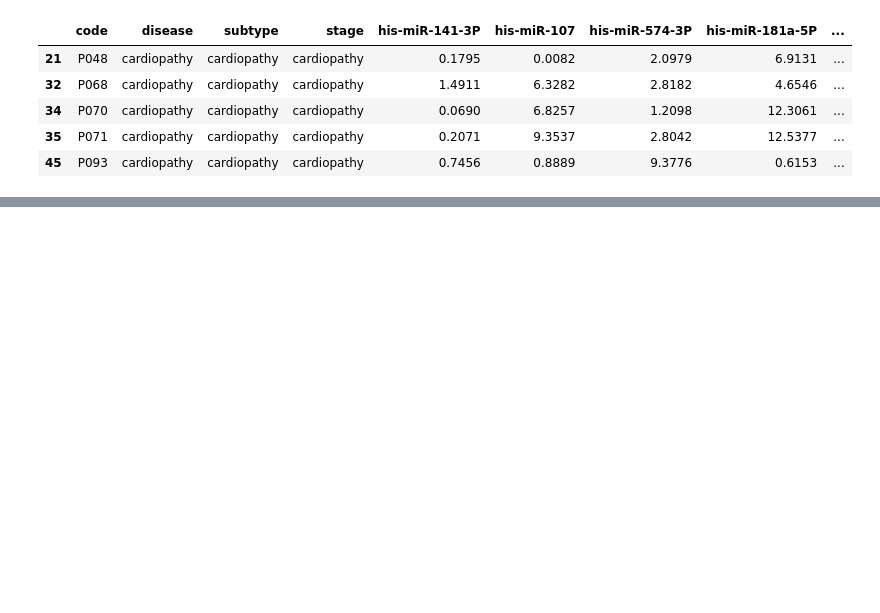
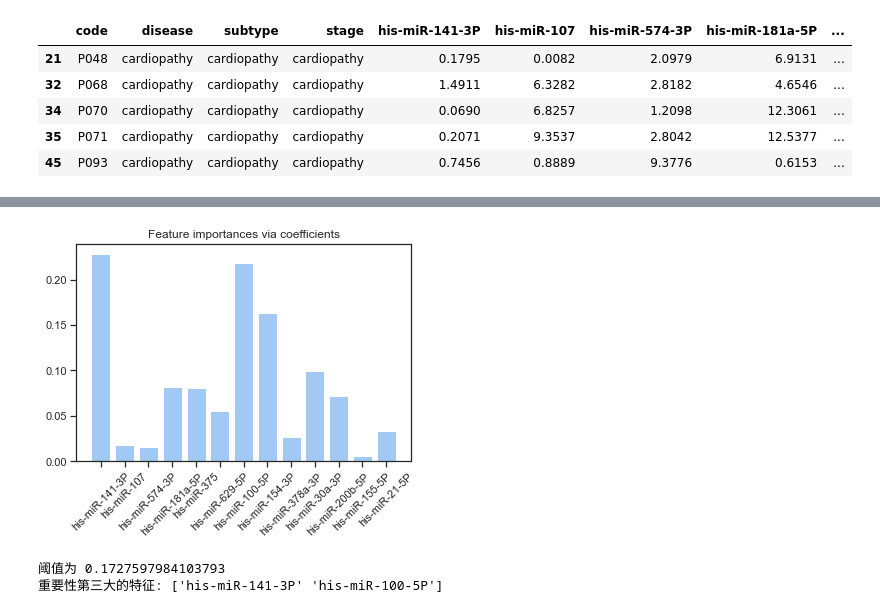
Before and after one commit to paperClub-hub/paperClub_daily, a Jupyter notebook: 20230918_mirna_ming/data.ipynb, the cells around one changed output, grey strips where cells are left out. Cells and saved outputs as stored; diff of their text form; code cells hidden in the pictures; blank space fills up the shorter version.

```diff
--- a/20230918_mirna_ming/data.ipynb
+++ b/20230918_mirna_ming/data.ipynb
@@ -1192,0 +1264,33 @@ load_boston
+# %%
+# iris = load_iris()
+# X = iris.data
+# y = iris.target
+X = mirna_x
+y = mirna_y
+
+# 打印数据集中的特征数和每个特征的方差
+print('原数据集中的特征数：\n', X.shape[1], '\n')
+print('原数据集中不同特征的方差：\n', np.var(X, axis=0), '\n')
+
+# 使用VarianceThreshold来过滤掉方差在0.6以下的特征
+selector = VarianceThreshold(threshold=0.6)
+X_new = selector.fit_transform(X)
+
+# 打印新数据集的特征数
+print('方差阈值法选择的特征数：\n', X_new.shape[1])
+
+
+# 类似解析：
+selector = SelectFromModel(estimator=LogisticRegression()).fit(X, y)
+# 相关性权重：
+print(selector.estimator_.coef_)
+print("特征筛选器过滤值：", selector.threshold_)
+print("选择特征：", selector.get_support())
+# 具有最高绝对值的特征coef_被认为是最重要
+## 只选择第0,2，...等5个特征
+idx = [i for i, v in enumerate(selector.get_support()) if v]
+print([gene_names[i] for i in idx])
+importance = np.abs(selector.estimator_.coef_).squeeze()
+print("importance: ", importance)
+# 筛选后的特征
+# selector.transform(X) #将特征选择器 用于输入数据，获得特征数据集
@@ -1192,0 +1318,22 @@ load_boston
+# %%
+# 特征选择器
+ridge = RidgeCV(alphas=np.logspace(-6, 6, num=5)).fit(X, y)
+importance = np.abs(ridge.coef_)
+feature_names = np.array(gene_names)
+plt.bar(height=importance, x=feature_names)
+plt.title("Feature importances via coefficients")
+plt.xticks(rotation='45')
+plt.show()
+# %% [output]
+[figure, added]
+# %%
+# 对重要性进行排名
+idx_third = importance.argsort()[-3]
+threshold = importance[idx_third] + 0.01
+print('阈值为',threshold)
+idx_features = (-importance).argsort()[:2]
+name_features = np.array(gene_names)[idx_features]
+print('重要性第三大的特征: {}'.format(name_features))
+# %% [output]
+阈值为 0.1727597984103793
+重要性第三大的特征: ['his-miR-141-3P' 'his-miR-100-5P']
```
Also changed, not shown: parts of 31 cells of this notebook.
